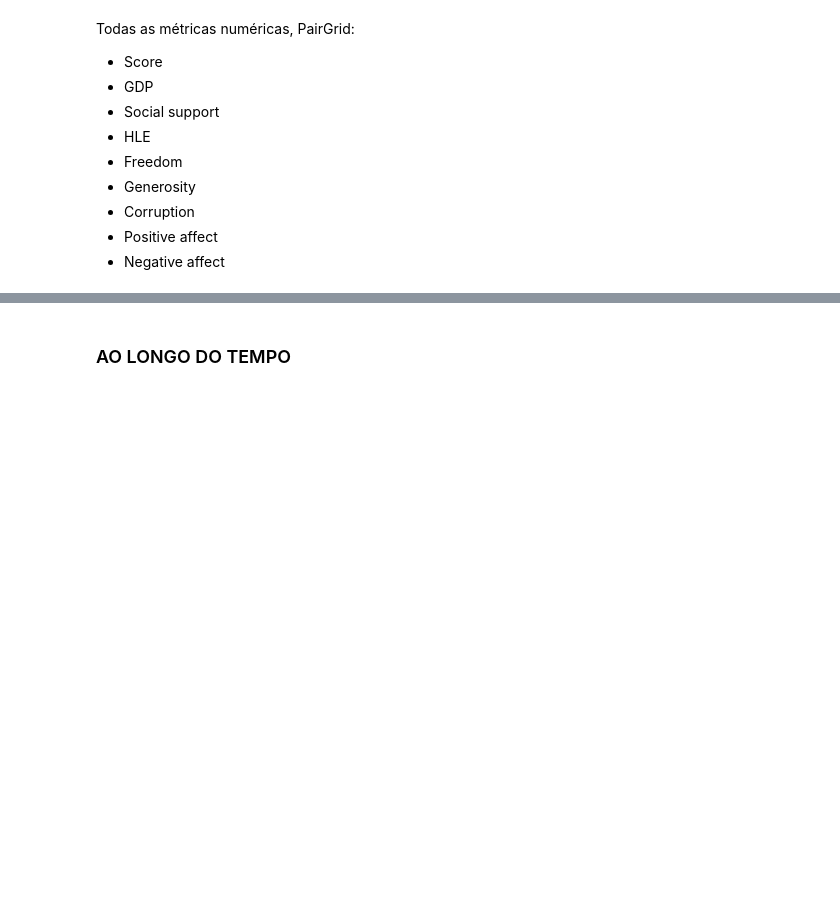
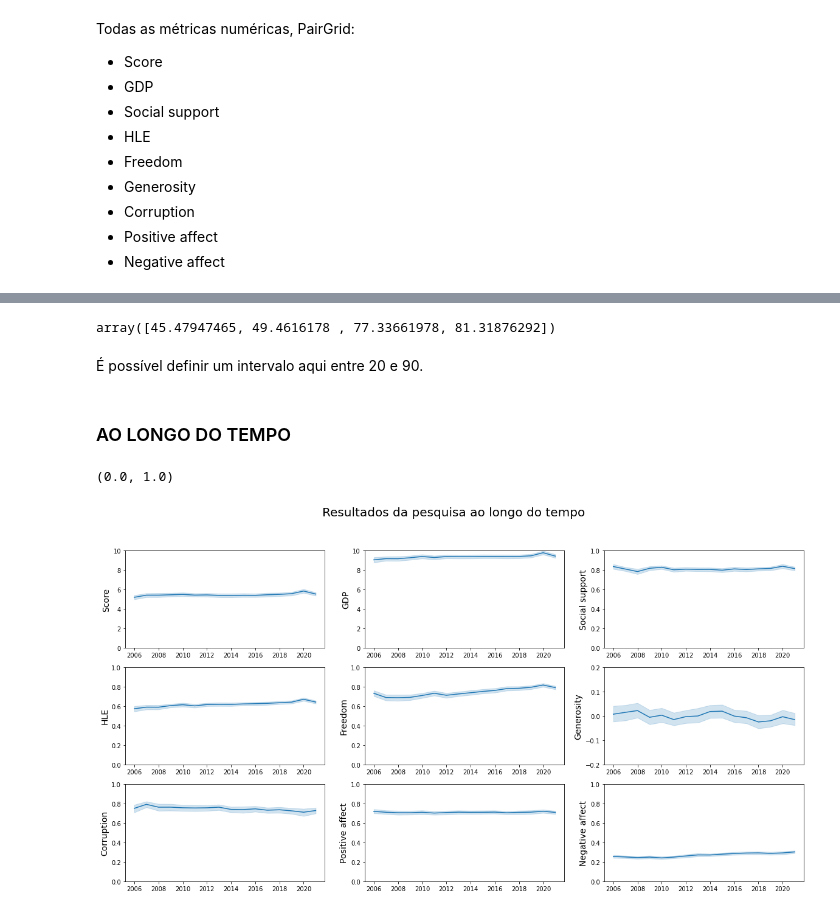
Before and after one commit to SalatielBairros/world-happiness-report, a Jupyter notebook: analysis/PairPlotAnalilysis.ipynb, the cells around one changed output, grey strips where cells are left out. Cells and saved outputs as stored; diff of their text form; code cells hidden in the pictures; blank space fills up the shorter version.

Commit message:
model and data analisys

```diff
--- a/analysis/PairPlotAnalilysis.ipynb
+++ b/analysis/PairPlotAnalilysis.ipynb
@@ -13,7 +13,7 @@ import matplotlib.pyplot as plt
 # %%
 # pd.set_option('display.max_rows', None)
 # %%
-dataset = pd.read_csv('../data/complete_dataset_region/complete_dataset_region.csv')
+dataset = pd.read_csv('../data/feature_engineering/scaled_hle.csv')
 # %% [markdown]
 Todas as métricas numéricas, PairGrid:
 
@@ -29,58 +49,74 @@ Todas as métricas numéricas, PairGrid:
+# %%
+to_predict = np.array([1, 2, 9, 10]).reshape(-1, 1)
+model.predict(to_predict)
+# %% [output]
+array([45.47947465, 49.4616178 , 77.33661978, 81.31876292])
+# %% [markdown]
+É possível definir um intervalo aqui entre 20 e 90.
+# %%
+def min_max_scaler(min, max, x):
+    X_std = (x - min) / (max - min)
+    X_scaled = X_std * 1
+    return X_scaled
+# %%
+dataset['scaled_hle'] = [min_max_scaler(20, 90, x) for x in dataset['hle']]
 # %% [markdown]
 ### AO LONGO DO TEMPO
 # %%
 
 data_to_plot = dataset[dataset['year']>2005]
 
-fig, axes = plt.subplots(3, 3, figsize=(25, 10))
+fig, axes = plt.subplots(3, 3, figsize=(20, 10))
 
 fig.suptitle(
-  t='Ao longo do tempo',
-  fontsize=32
+  t='Resultados da pesquisa ao longo do tempo',
+  fontsize=20
 )
 
-
 sns.lineplot(ax=axes[0, 0], data=data_to_plot, x='year', y='score')
-axes[0, 0].set_ylabel('Score', fontsize=20)
+axes[0, 0].set_ylabel('Score', fontsize=14)
 axes[0, 0].set_xlabel('')
 axes[0, 0].set_ylim(0, 10)
 
 sns.lineplot(ax=axes[0, 1], data=data_to_plot, x='year', y='gdp')
-axes[0, 1].set_ylabel('GDP', fontsize=20)
+axes[0, 1].set_ylabel('GDP', fontsize=14)
 axes[0, 1].set_xlabel('')
 axes[0, 1].set_ylim(0, 10)
 
 sns.lineplot(ax=axes[0, 2], data=data_to_plot, x='year', y='social_support')
-axes[0, 2].set_ylabel('Social support', fontsize=20)
+axes[0, 2].set_ylabel('Social support', fontsize=14)
 axes[0, 2].set_xlabel('')
 axes[0, 2].set_ylim(0, 1)
 
-sns.lineplot(ax=axes[1, 0], data=data_to_plot, x='year', y='hle')
-axes[1, 0].set_ylabel('HLE', fontsize=20)
+sns.lineplot(ax=axes[1, 0], data=data_to_plot, x='year', y='scaled_hle')
+axes[1, 0].set_ylabel('HLE', fontsize=14)
 axes[1, 0].set_xlabel('')
-axes[1, 0].set_ylim(0, 10)
+axes[1, 0].set_ylim(0, 1)
 
 sns.lineplot(ax=axes[1, 1], data=data_to_plot, x='year', y='freedom')
-axes[1, 1].set_ylabel('Freedom', fontsize=20)
+axes[1, 1].set_ylabel('Freedom', fontsize=14)
 axes[1, 1].set_xlabel('')
 axes[1, 1].set_ylim(0, 1)
 
 sns.lineplot(ax=axes[1, 2], data=data_to_plot, x='year', y='generosity')
-axes[1, 2].set_ylabel('Generosity', fontsize=20)
+axes[1, 2].set_ylabel('Generosity', fontsize=14)
 axes[1, 2].set_xlabel('')
-axes[1, 2].set_ylim(0, 1)
+axes[1, 2].set_ylim(-0.2, 0.2)
 
 sns.lineplot(ax=axes[2, 0], data=data_to_plot, x='year', y='corruption')
-axes[2, 0].set_ylabel('Corruption', fontsize=20)
+axes[2, 0].set_ylabel('Corruption', fontsize=14)
 axes[2, 0].set_xlabel('')
 axes[2, 0].set_ylim(0, 1)
 
 sns.lineplot(ax=axes[2, 1], data=data_to_plot, x='year', y='positive_affect')
-axes[2, 1].set_ylabel('Positive affect', fontsize=20)
+axes[2, 1].set_ylabel('Positive affect', fontsize=14)
 axes[2, 1].set_xlabel('')
 axes[2, 1].set_ylim(0, 1)
 
 sns.lineplot(ax=axes[2, 2], data=data_to_plot, x='year', y='negative_affect')
-axes[2, 2].set_ylabel('Negative affect', fontsize=20)
+axes[2, 2].set_ylabel('Negative affect', fontsize=14)
 axes[2, 2].set_xlabel('')
 axes[2, 2].set_ylim(0, 1)
+# %% [output]
+(0.0, 1.0)
+[figure, added]
```
Also changed, not shown: parts of 8 cells of this notebook, 10 other files.
